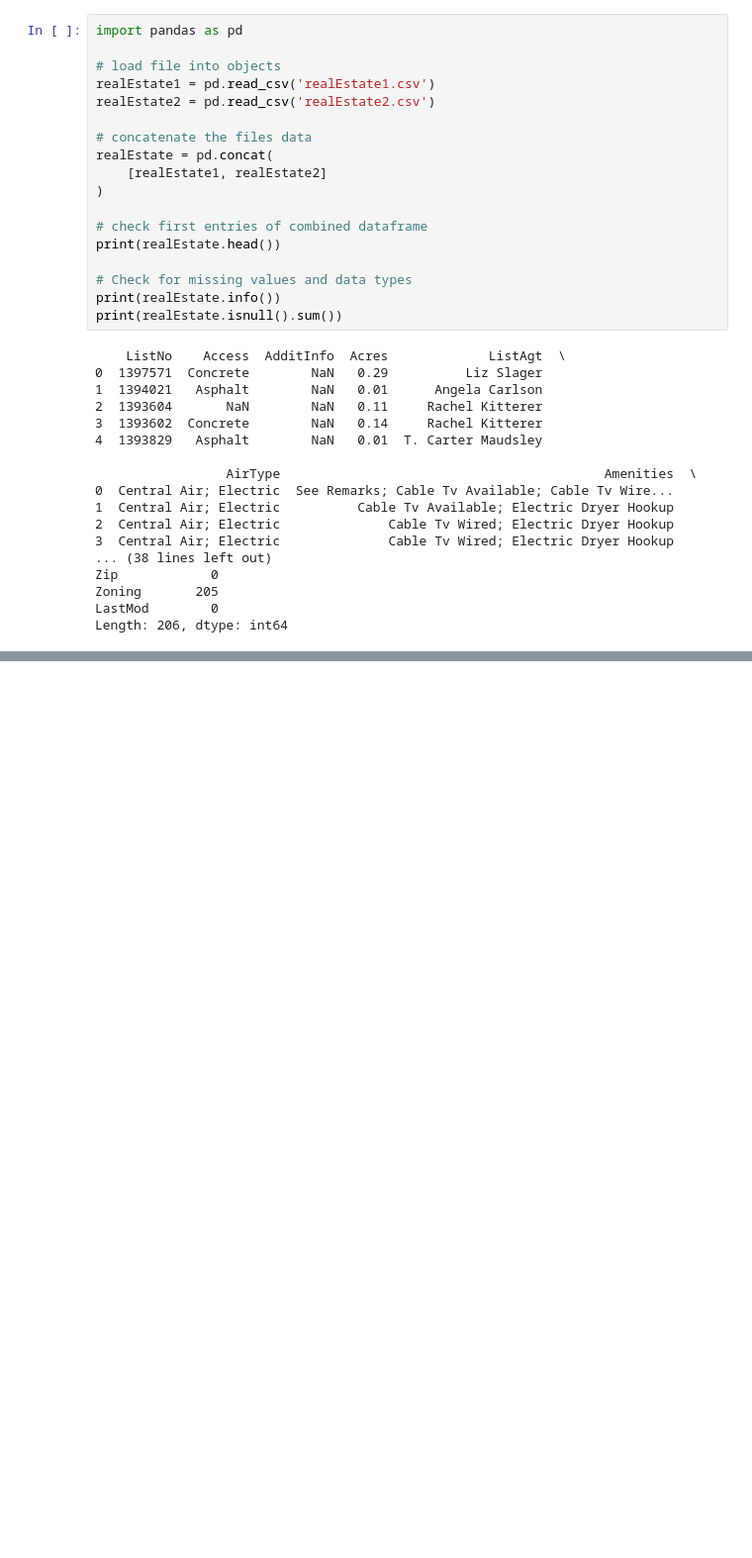
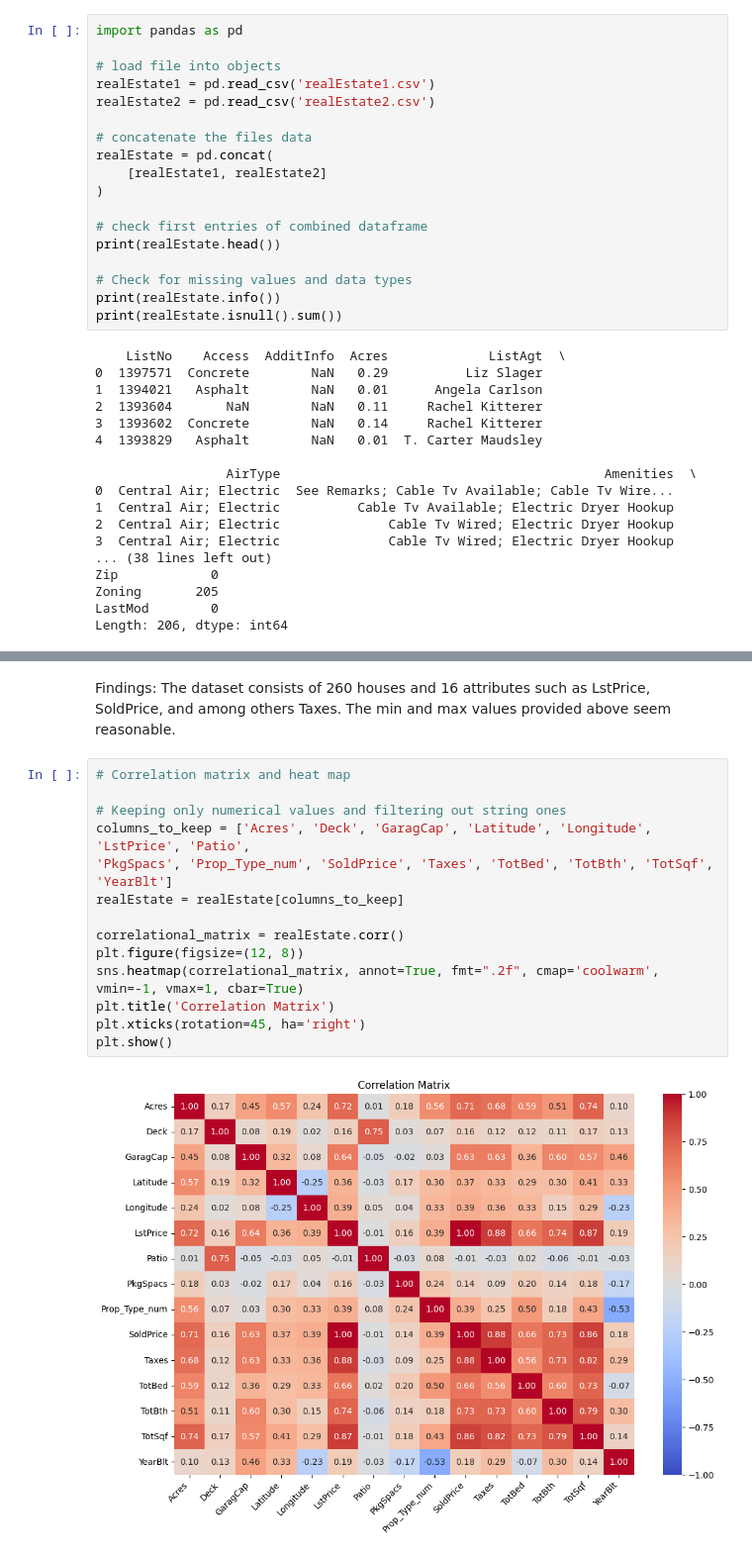
Before and after one commit to BrianErichsen/6017, a Jupyter notebook: HW2/linear_regression.ipynb, the cells around one changed output, grey strips where cells are left out. Shown at 99% size. Cells and saved outputs as stored; diff of their text form; blank space fills up the shorter version.

```diff
--- a/HW2/linear_regression.ipynb
+++ b/HW2/linear_regression.ipynb
@@ -189,0 +206,19 @@ display(realEstate.head())
+# %% [markdown]
+Findings: The dataset consists of 260 houses and 16 attributes such as LstPrice, SoldPrice, and among others Taxes. The min and max values provided above seem reasonable.
+# %%
+# Correlation matrix and heat map
+
+# Keeping only numerical values and filtering out string ones
+columns_to_keep = ['Acres', 'Deck', 'GaragCap', 'Latitude', 'Longitude', 'LstPrice', 'Patio',
+'PkgSpacs', 'Prop_Type_num', 'SoldPrice', 'Taxes', 'TotBed', 'TotBth', 'TotSqf',
+'YearBlt']
+realEstate = realEstate[columns_to_keep]
+
+correlational_matrix = realEstate.corr()
+plt.figure(figsize=(12, 8))
+sns.heatmap(correlational_matrix, annot=True, fmt=".2f", cmap='coolwarm', vmin=-1, vmax=1, cbar=True)
+plt.title('Correlation Matrix')
+plt.xticks(rotation=45, ha='right')
+plt.show()
+# %% [output]
+[figure, added]
```
Also changed, not shown: parts of 14 cells of this notebook, 1 other file.
